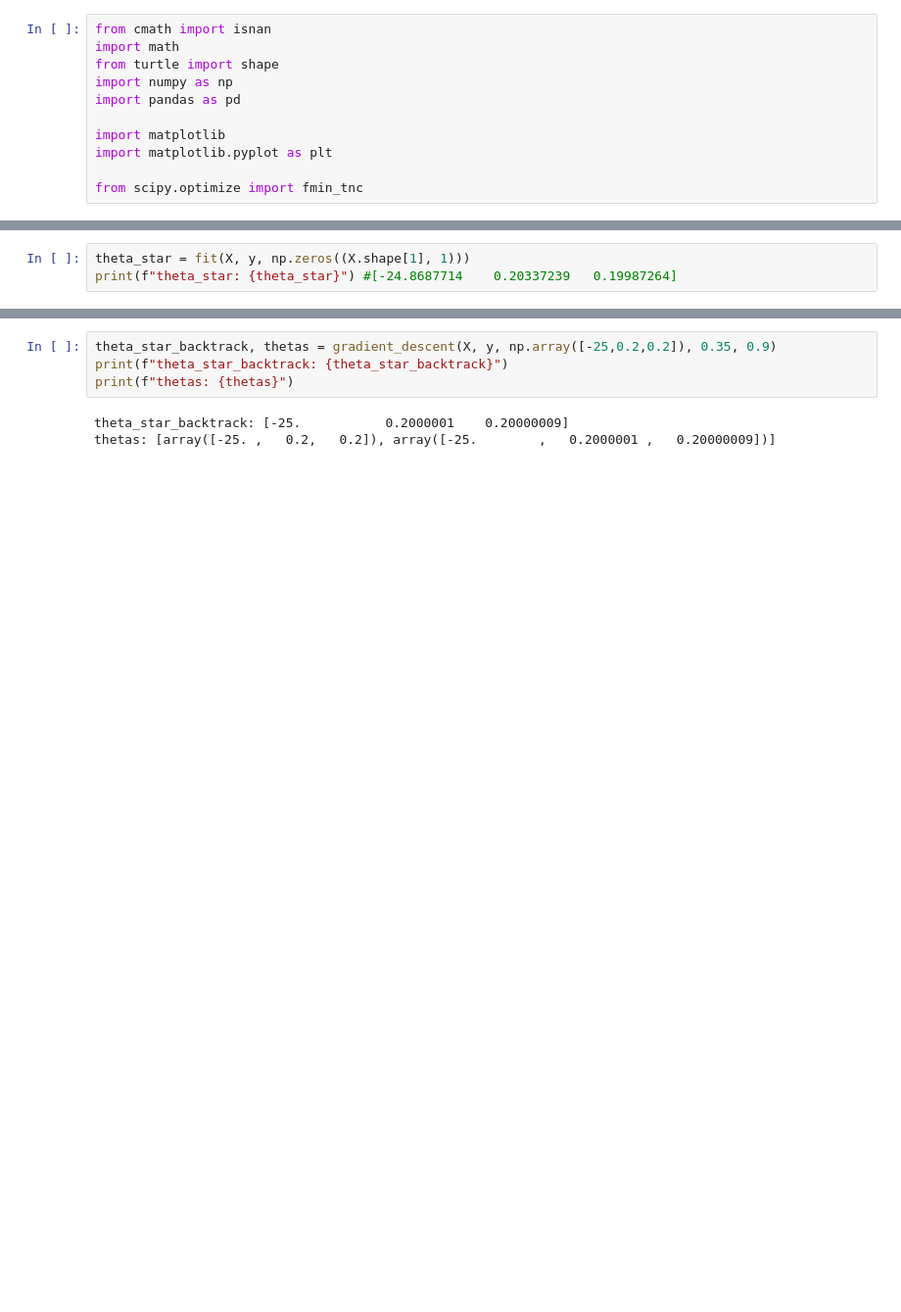
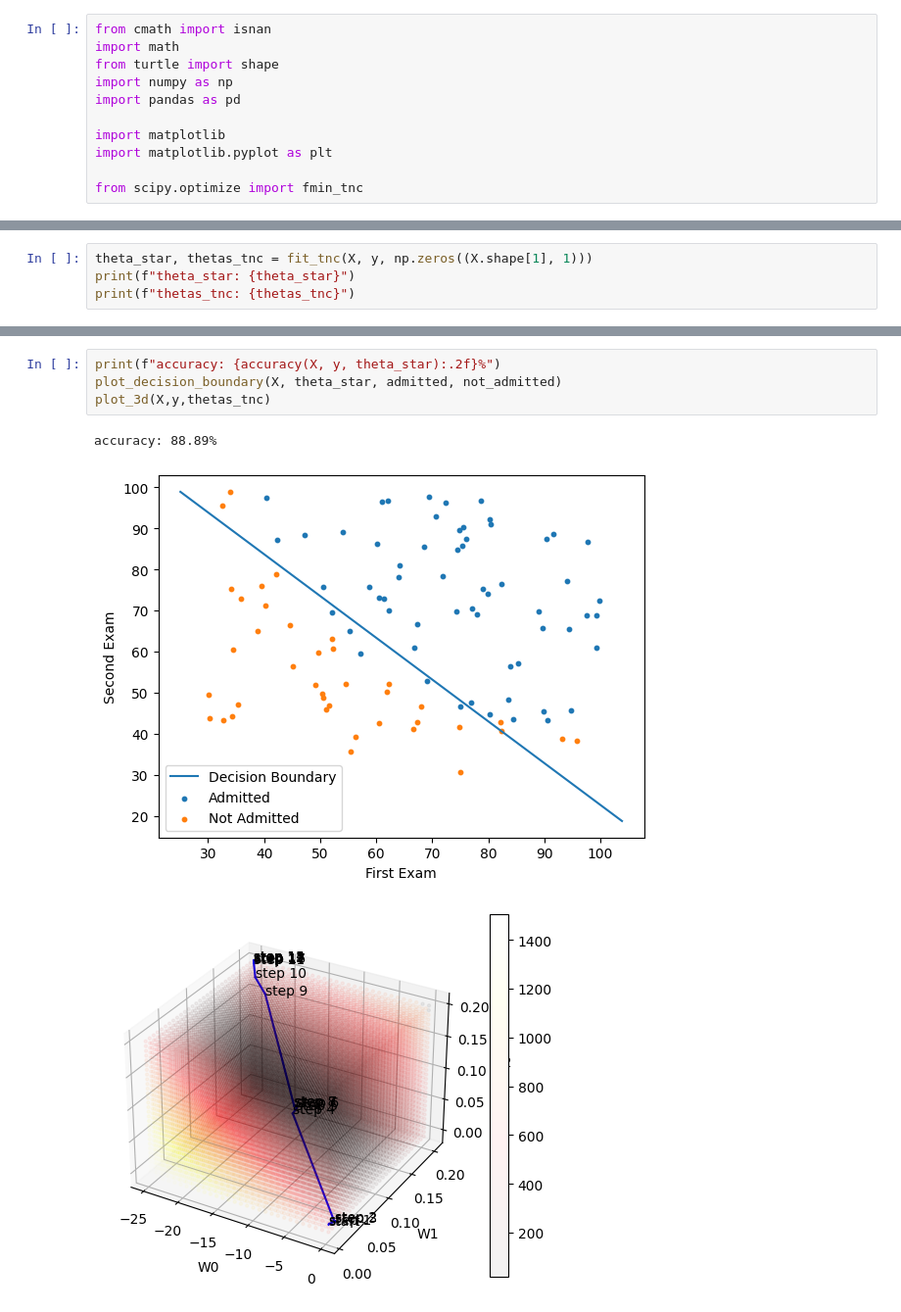
Before and after one commit to mselser95/ml_hw2, a Jupyter notebook: test.ipynb, the cells around one changed output, grey strips where cells are left out. Shown at 98% size. Cells and saved outputs as stored; diff of their text form; blank space fills up the shorter version.

```diff
--- a/test.ipynb
+++ b/test.ipynb
@@ -110,6 +184,7 @@ y = data.iloc[:, -1].to_numpy()
 admitted = data.loc[y == 1]
 not_admitted = data.loc[y == 0]
 # %%
-theta_star = fit(X, y, np.zeros((X.shape[1], 1)))
-print(f"theta_star: {theta_star}") #[-24.8687714    0.20337239   0.19987264]
+theta_star, thetas_tnc = fit_tnc(X, y, np.zeros((X.shape[1], 1)))
+print(f"theta_star: {theta_star}")
+print(f"thetas_tnc: {thetas_tnc}")
 # %% [output]
@@ -122,8 +209,9 @@ tnc: |fn-fn-1] = 0 -> convergence
 tnc: Converged (|f_n-f_(n-1)| ~= 0)
-# %%
-theta_star_backtrack, thetas = gradient_descent(X, y, np.array([-25,0.2,0.2]), 0.35, 0.9)
-print(f"theta_star_backtrack: {theta_star_backtrack}")
-print(f"thetas: {thetas}")
-# %% [output]
-theta_star_backtrack: [-25.           0.2000001    0.20000009]
-thetas: [array([-25. ,   0.2,   0.2]), array([-25.        ,   0.2000001 ,   0.20000009])]
+# %%
+print(f"accuracy: {accuracy(X, y, theta_star):.2f}%")
+plot_decision_boundary(X, theta_star, admitted, not_admitted)
+plot_3d(X,y,thetas_tnc)
+# %% [output]
+accuracy: 88.89%
+[figure, added]
+[figure, added]
```
Also changed, not shown: parts of 14 cells of this notebook, 1 other file.
